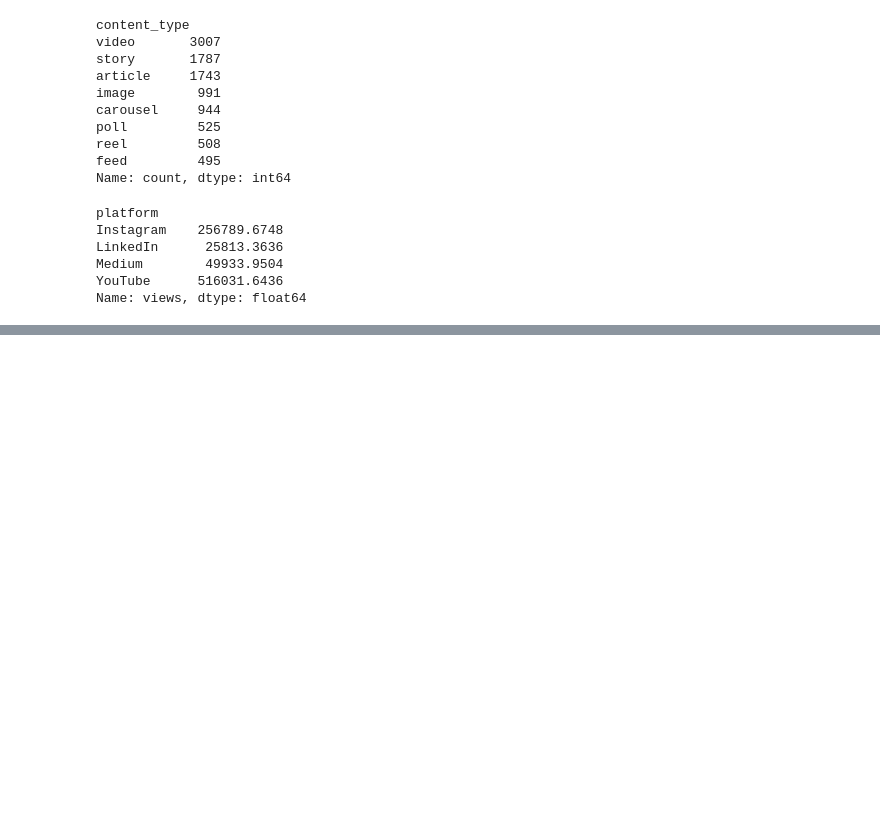
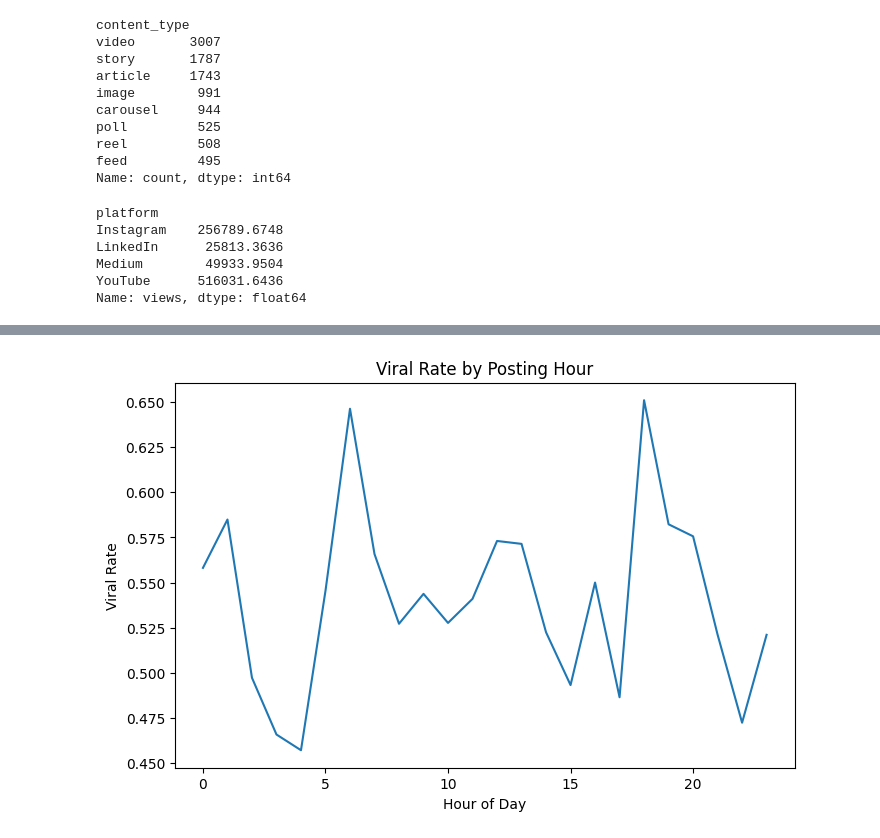
Before and after one commit to fathir1014/EDA-1-Social-Media-Performance, a Jupyter notebook: main.ipynb, the cells around one changed output, grey strips where cells are left out. Drawn from its saved outputs; the diff is of its cells as text; code cells hidden in the pictures; blank space fills up the shorter version.

Commit message:
Update Analysis Notebook

```diff
--- a/main.ipynb
+++ b/main.ipynb
@@ -138,0 +289,20 @@ Name: views, dtype: float64
+# %%
+df['post_datetime'] = pd.to_datetime(df['post_datetime'])
+df['hour'] = df['post_datetime'].dt.hour
+hour_analysis = df.groupby('hour').agg(
+    total_content=('is_viral', 'count'),
+    viral_content=('is_viral', 'sum')
+)
+
+hour_analysis['viral_rate'] = (
+    hour_analysis['viral_content'] /
+    hour_analysis['total_content']
+)
+
+hour_analysis['viral_rate'].plot(kind='line', figsize=(8,5))
+plt.title('Viral Rate by Posting Hour')
+plt.xlabel('Hour of Day')
+plt.ylabel('Viral Rate')
+plt.show()
+# %% [output]
+[figure, added]
```
Also changed, not shown: parts of 7 cells of this notebook.
